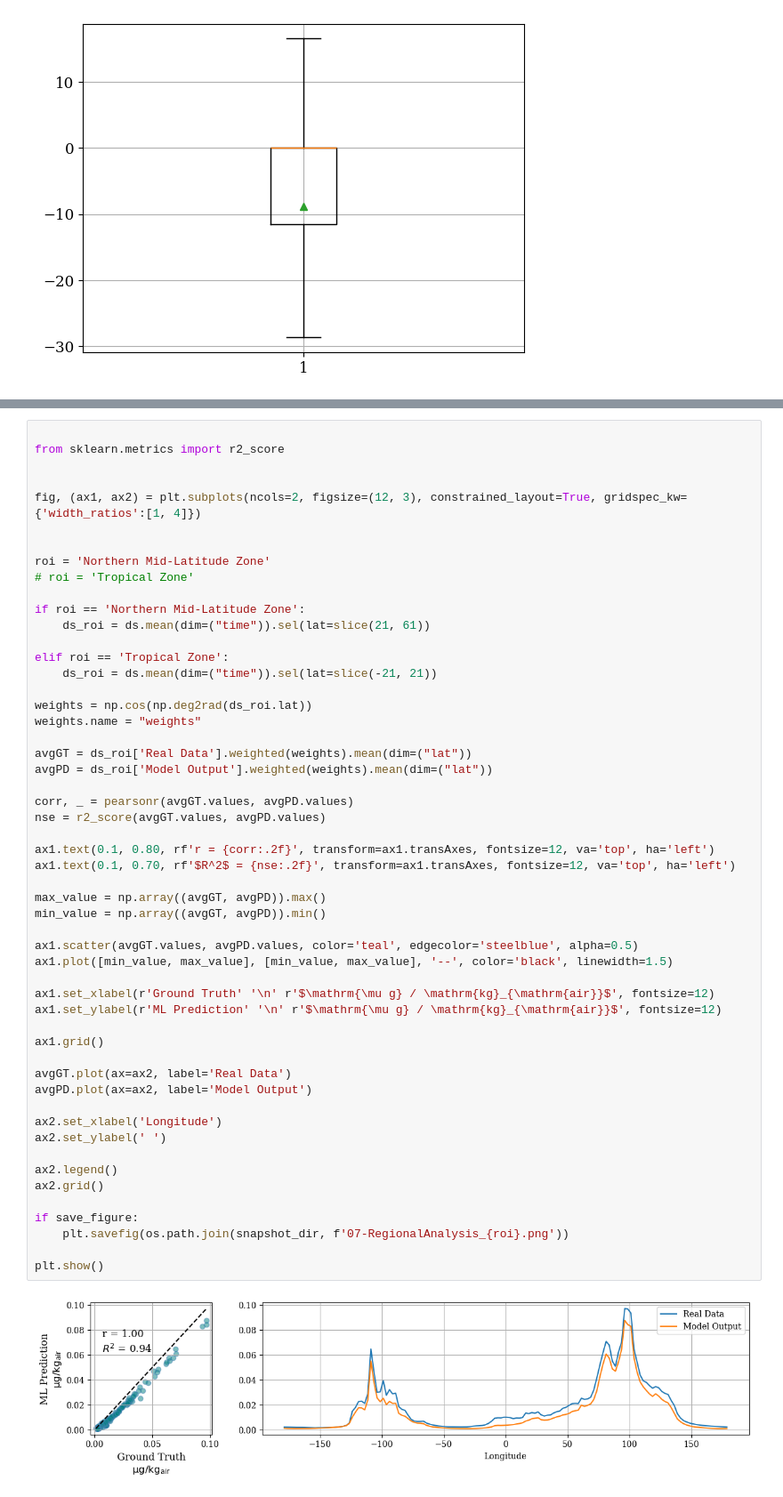
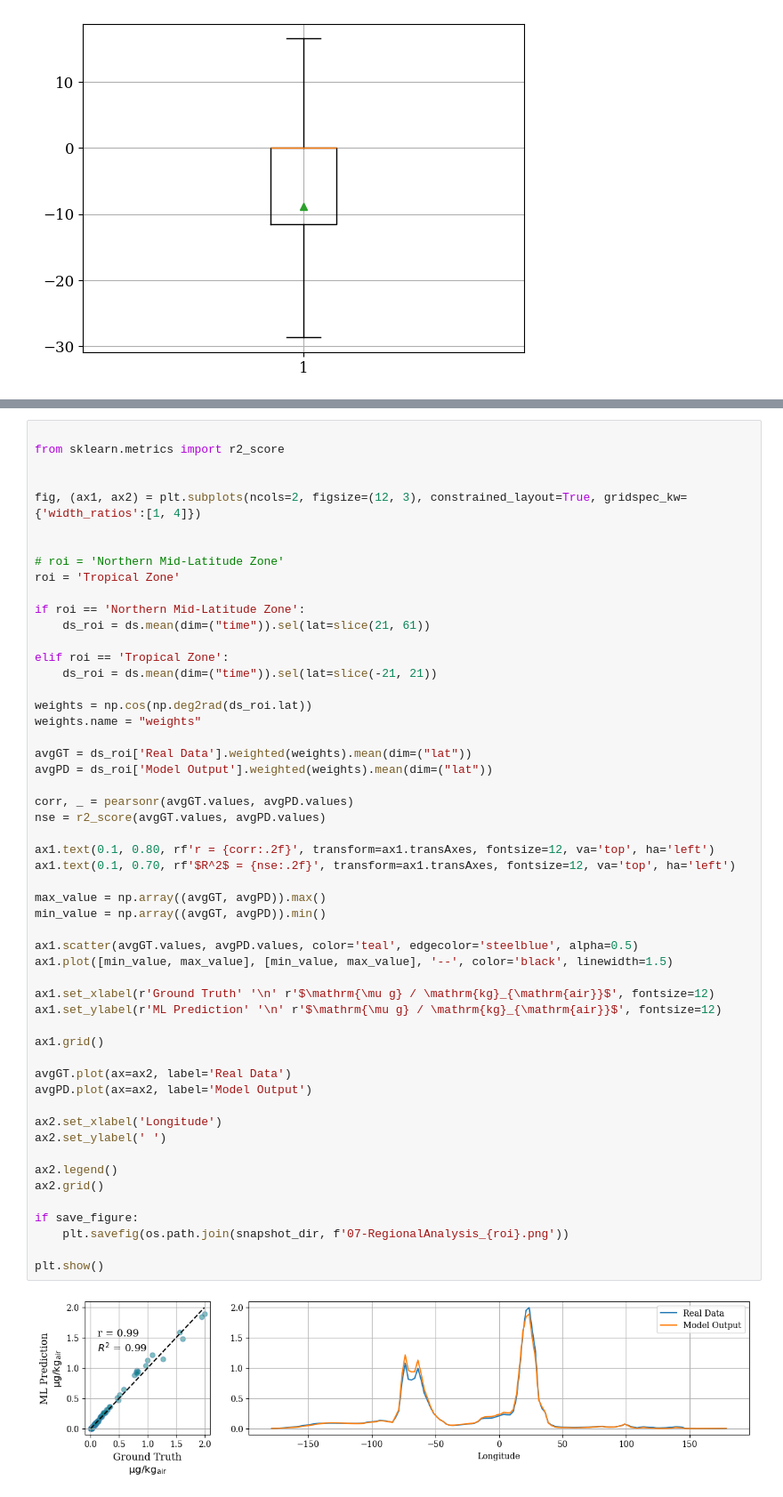
Before and after one commit to smhassanerfani/nasa-niswan, a Jupyter notebook: test.ipynb, the cells around one changed output, grey strips where cells are left out. Shown at 89% size. Drawn from its saved outputs; the diff is of its cells as text.

```diff
--- a/test.ipynb
+++ b/test.ipynb
@@ -897,8 +897,8 @@ from sklearn.metrics import r2_score
 fig, (ax1, ax2) = plt.subplots(ncols=2, figsize=(12, 3), constrained_layout=True, gridspec_kw={'width_ratios':[1, 4]})
 
 
-roi = 'Northern Mid-Latitude Zone'
-# roi = 'Tropical Zone'
+# roi = 'Northern Mid-Latitude Zone'
+roi = 'Tropical Zone'
 
 if roi == 'Northern Mid-Latitude Zone':
     ds_roi = ds.mean(dim=("time")).sel(lat=slice(21, 61))
@@ -916,31 +916,31 @@ corr, _ = pearsonr(avgGT.values, avgPD.values)
 nse = r2_score(avgGT.values, avgPD.values)
 
 ax1.text(0.1, 0.80, rf'r = {corr:.2f}', transform=ax1.transAxes, fontsize=12, va='top', ha='left')
 ax1.text(0.1, 0.70, rf'$R^2$ = {nse:.2f}', transform=ax1.transAxes, fontsize=12, va='top', ha='left')
 
 max_value = np.array((avgGT, avgPD)).max()
 min_value = np.array((avgGT, avgPD)).min()
 
 ax1.scatter(avgGT.values, avgPD.values, color='teal', edgecolor='steelblue', alpha=0.5)
 ax1.plot([min_value, max_value], [min_value, max_value], '--', color='black', linewidth=1.5)
 
 ax1.set_xlabel(r'Ground Truth' '\n' r'$\mathrm{\mu g} / \mathrm{kg}_{\mathrm{air}}$', fontsize=12)
 ax1.set_ylabel(r'ML Prediction' '\n' r'$\mathrm{\mu g} / \mathrm{kg}_{\mathrm{air}}$', fontsize=12)
 
 ax1.grid()
 
 avgGT.plot(ax=ax2, label='Real Data')
 avgPD.plot(ax=ax2, label='Model Output')
 
 ax2.set_xlabel('Longitude')
 ax2.set_ylabel(' ')
 
 ax2.legend()
 ax2.grid()
 
 if save_figure:
     plt.savefig(os.path.join(snapshot_dir, f'07-RegionalAnalysis_{roi}.png'))
 
 plt.show()
 # %% [output]
-[figure, old version]
+[figure, new version]
```
Also changed, not shown: parts of 9 cells of this notebook.
